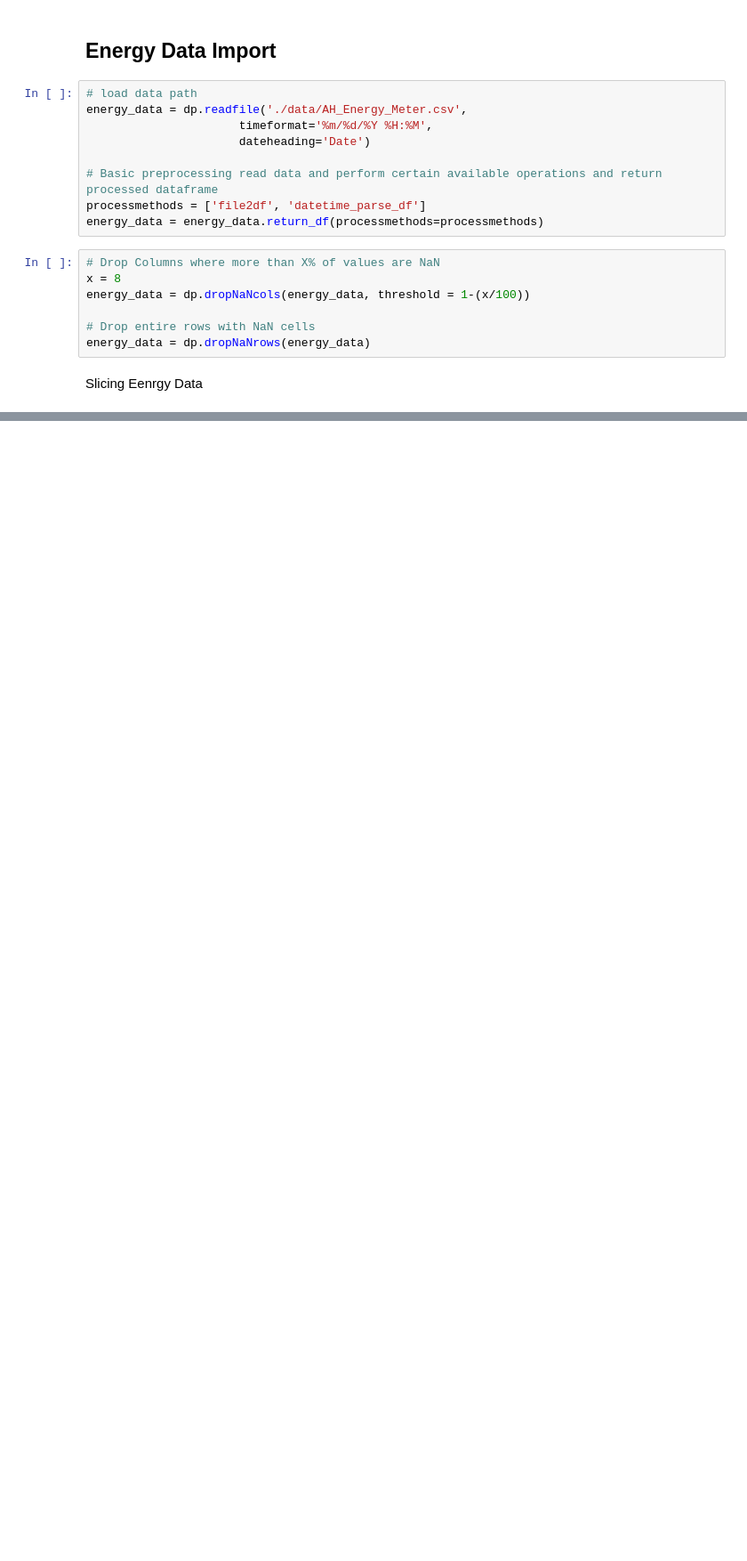
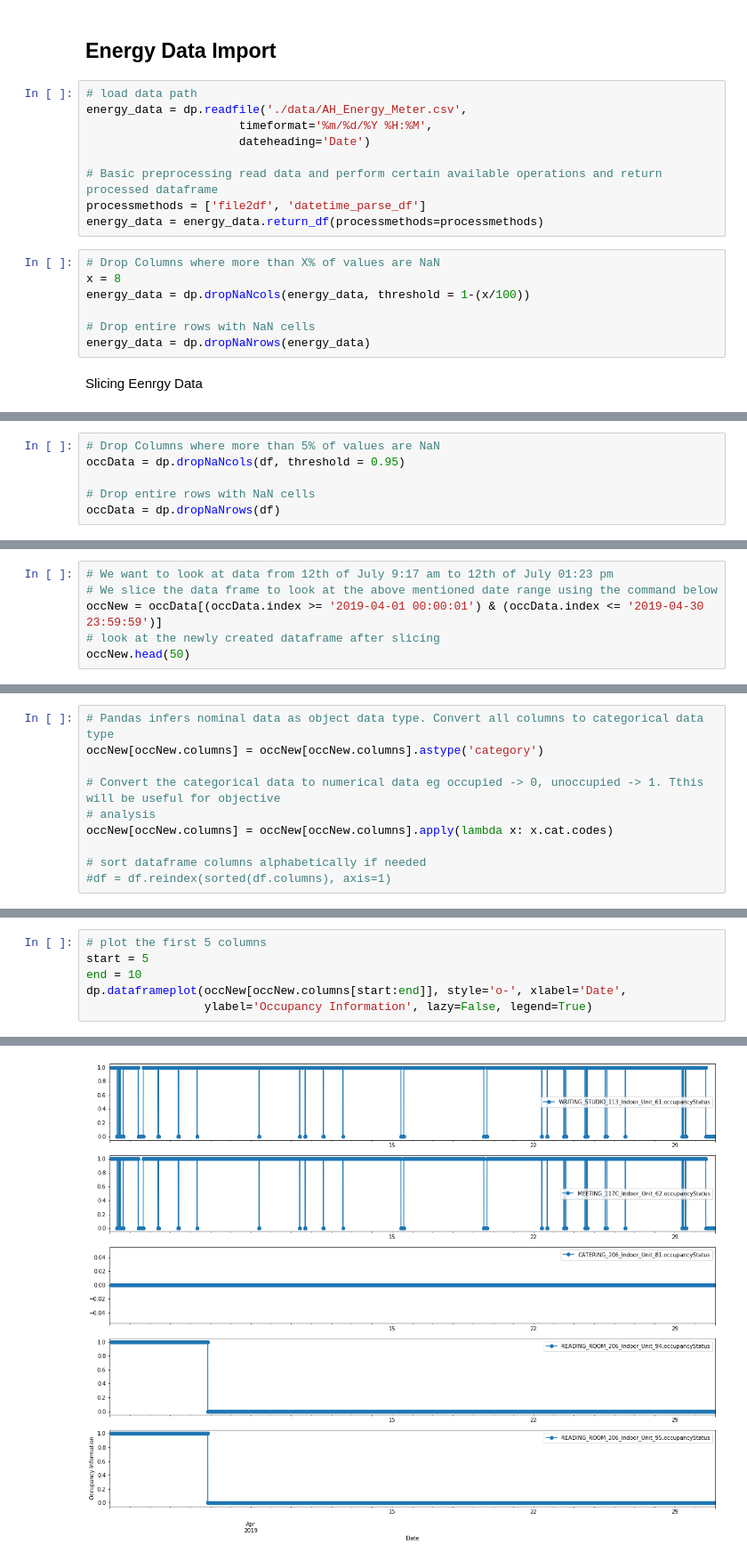
Before and after one commit to AndrewSundaram/VU_SmartCities, a Jupyter notebook: EnergyWorkbook.ipynb, the cells around one changed output, grey strips where cells are left out. Shown at 89% size. Saved outputs shown, nothing was run; the diff lists cells and outputs as text; blank space fills up the shorter version.

```diff
--- a/EnergyWorkbook.ipynb
+++ b/EnergyWorkbook.ipynb
@@ -217,0 +214,6 @@ Finished 'dataframeplot' in 0.0451 secs
+# %%
+# Drop Columns where more than 5% of values are NaN
+occData = dp.dropNaNcols(df, threshold = 0.95)
+
+# Drop entire rows with NaN cells
+occData = dp.dropNaNrows(df)
@@ -217,0 +231,6 @@ Finished 'dataframeplot' in 0.0451 secs
+# %%
+# We want to look at data from 12th of July 9:17 am to 12th of July 01:23 pm
+# We slice the data frame to look at the above mentioned date range using the command below
+occNew = occData[(occData.index >= '2019-04-01 00:00:01') & (occData.index <= '2019-04-30 23:59:59')]
+# look at the newly created dataframe after slicing
+occNew.head(50)
@@ -217,0 +257,10 @@ Finished 'dataframeplot' in 0.0451 secs
+# %%
+# Pandas infers nominal data as object data type. Convert all columns to categorical data type
+occNew[occNew.columns] = occNew[occNew.columns].astype('category')
+
+# Convert the categorical data to numerical data eg occupied -> 0, unoccupied -> 1. Tthis will be useful for objective
+# analysis
+occNew[occNew.columns] = occNew[occNew.columns].apply(lambda x: x.cat.codes)
+
+# sort dataframe columns alphabetically if needed
+#df = df.reindex(sorted(df.columns), axis=1)
@@ -217,0 +273,7 @@ Finished 'dataframeplot' in 0.0451 secs
+# %%
+# plot the first 5 columns
+start = 5
+end = 10
+dp.dataframeplot(occNew[occNew.columns[start:end]], style='o-', xlabel='Date',
+                 ylabel='Occupancy Information', lazy=False, legend=True)
+# %% [output]
@@ -217,0 +281 @@ Finished 'dataframeplot' in 0.0451 secs
+[figure, added]
```
Also changed, not shown: parts of 12 cells of this notebook.
